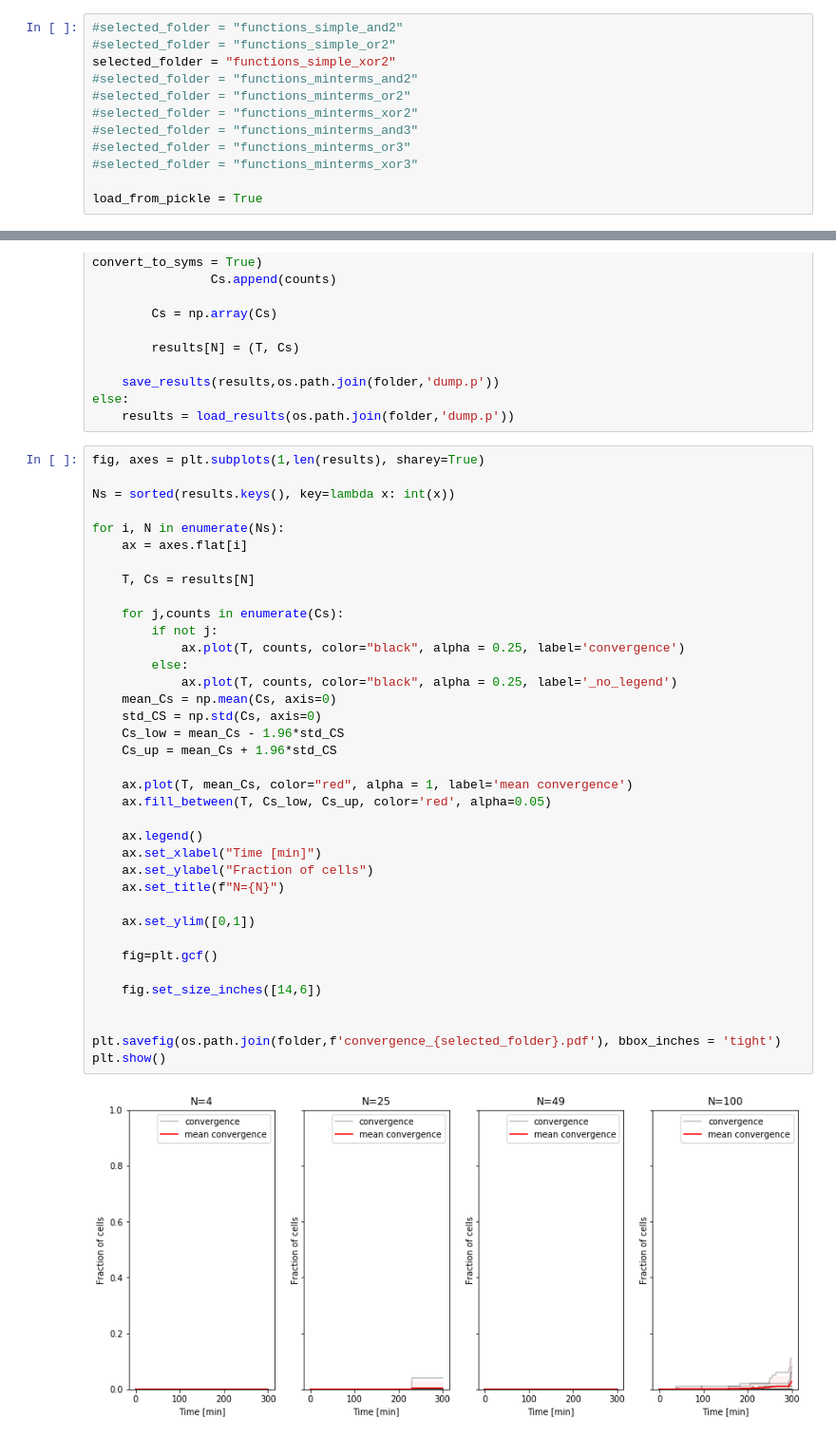
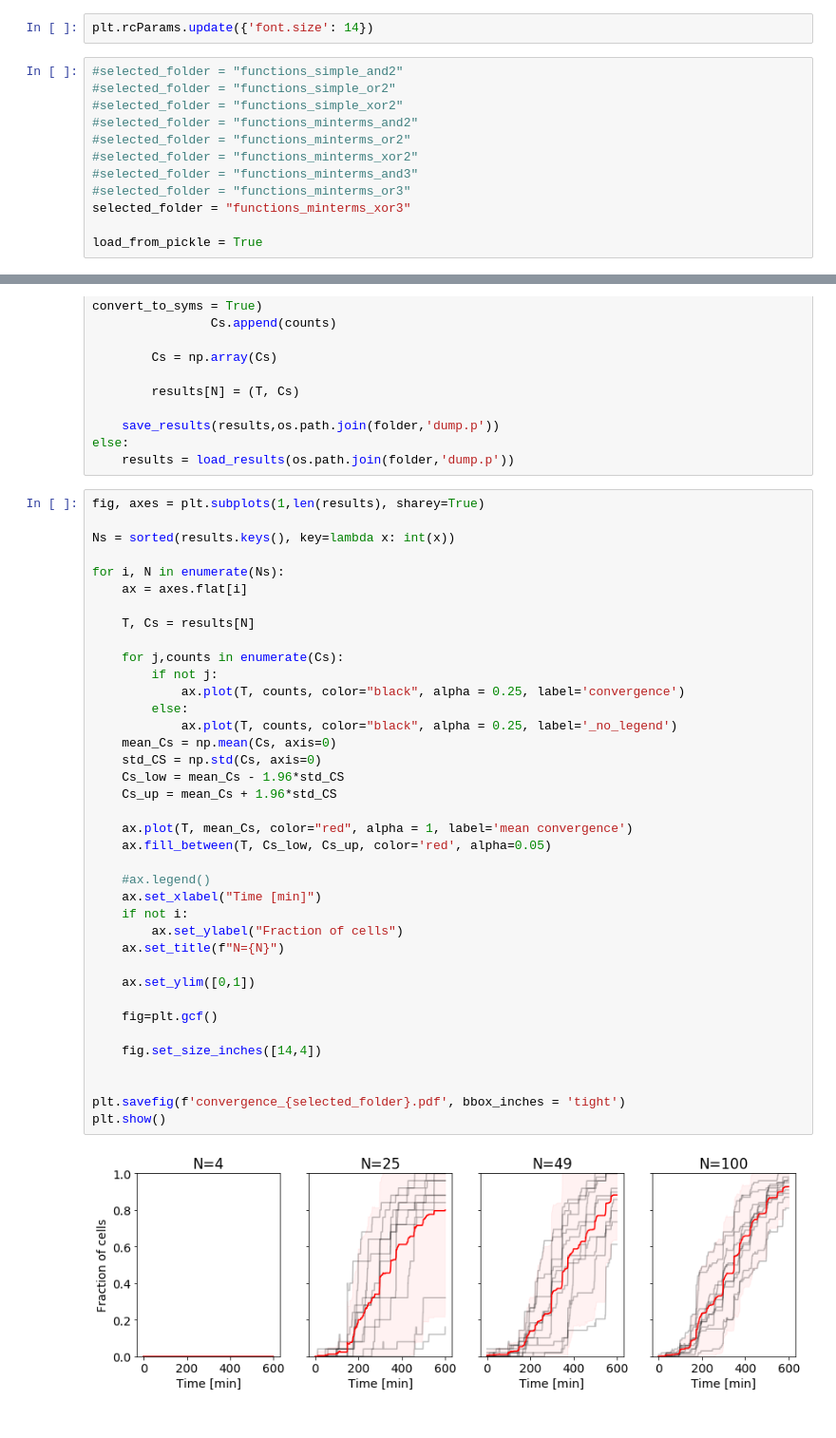
Before and after one commit to ss4774/evolution, a Jupyter notebook: plot_convergence.ipynb, the cells around one changed output, grey strips where cells are left out. Shown: that part at 95% size. Saved outputs shown, nothing was run; the diff lists cells and outputs as text.

Commit message:
figures

```diff
--- a/plot_convergence.ipynb
+++ b/plot_convergence.ipynb
@@ -14,16 +14,18 @@ from scipy import stats
 import statsmodels.stats.multitest as multi
 
 import pickle
+# %%
+plt.rcParams.update({'font.size': 14})
 # %%
 #selected_folder = "functions_simple_and2"
 #selected_folder = "functions_simple_or2"
-selected_folder = "functions_simple_xor2"
+#selected_folder = "functions_simple_xor2"
 #selected_folder = "functions_minterms_and2"
 #selected_folder = "functions_minterms_or2"
 #selected_folder = "functions_minterms_xor2"
 #selected_folder = "functions_minterms_and3"
 #selected_folder = "functions_minterms_or3"
-#selected_folder = "functions_minterms_xor3"
+selected_folder = "functions_minterms_xor3"
 
 load_from_pickle = True
 # %%
@@ -137,38 +139,39 @@ Ns = sorted(results.keys(), key=lambda x: int(x))
 
 for i, N in enumerate(Ns):
     ax = axes.flat[i]
 
     T, Cs = results[N]
 
     for j,counts in enumerate(Cs):
         if not j:
             ax.plot(T, counts, color="black", alpha = 0.25, label='convergence')
         else:
             ax.plot(T, counts, color="black", alpha = 0.25, label='_no_legend')
     mean_Cs = np.mean(Cs, axis=0)
     std_CS = np.std(Cs, axis=0)
     Cs_low = mean_Cs - 1.96*std_CS
     Cs_up = mean_Cs + 1.96*std_CS
 
     ax.plot(T, mean_Cs, color="red", alpha = 1, label='mean convergence')
     ax.fill_between(T, Cs_low, Cs_up, color='red', alpha=0.05)
 
-    ax.legend()
+    #ax.legend()
     ax.set_xlabel("Time [min]")
-    ax.set_ylabel("Fraction of cells")
+    if not i:
+        ax.set_ylabel("Fraction of cells")
     ax.set_title(f"N={N}")
 
     ax.set_ylim([0,1])
 
     fig=plt.gcf()
 
-    fig.set_size_inches([14,6])
+    fig.set_size_inches([14,4])
 
 
-plt.savefig(os.path.join(folder,f'convergence_{selected_folder}.pdf'), bbox_inches = 'tight')
+plt.savefig(f'convergence_{selected_folder}.pdf', bbox_inches = 'tight')
 plt.show()
 # %% [output]
-[figure, old version]
+[figure, new version]
 # %%
 f = open(os.path.join(folder,f'statistics_{selected_folder}.txt'),'w')
 
```
Also changed, not shown: parts of 1 cell of this notebook, 19 other files.
